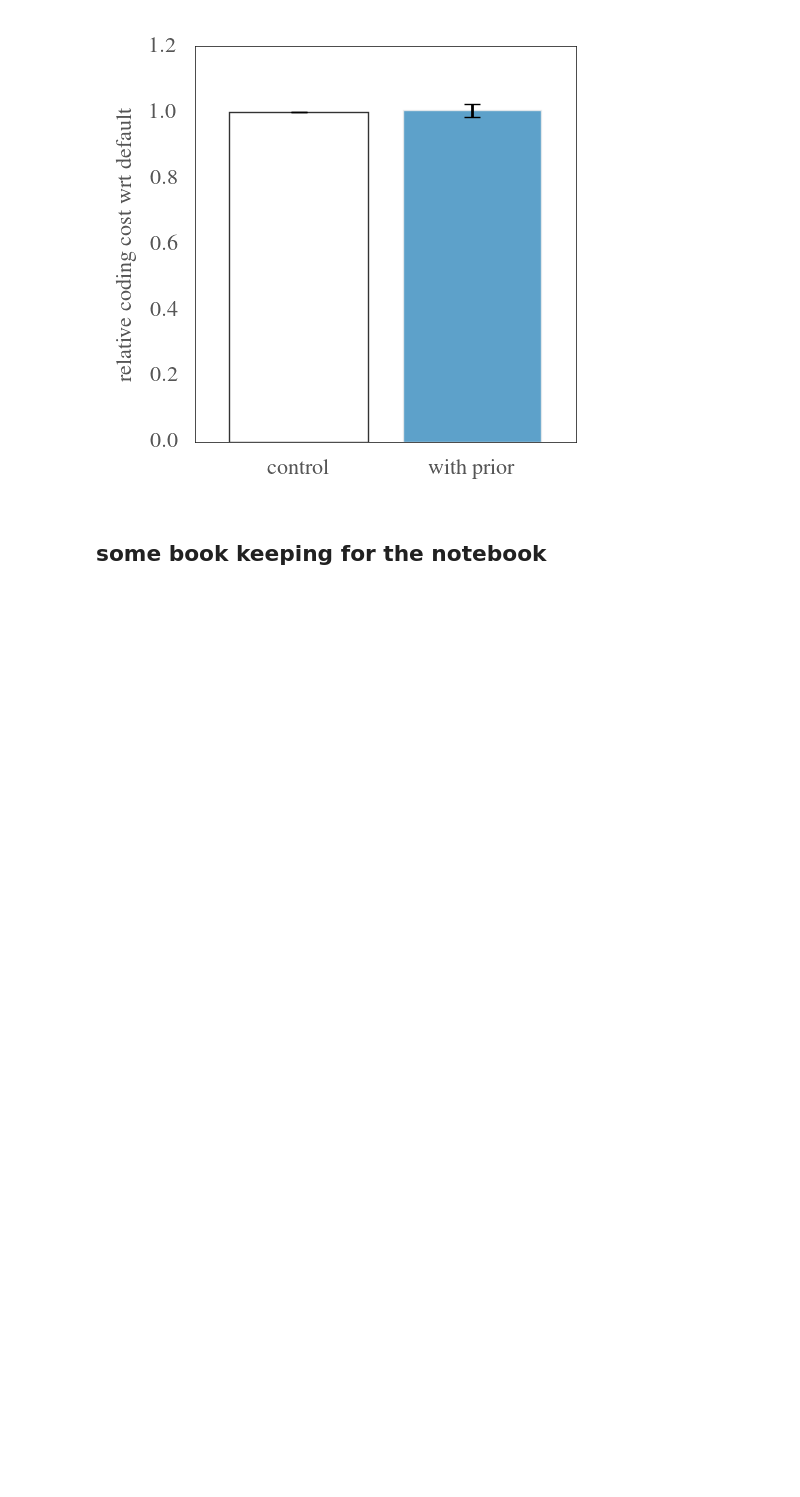
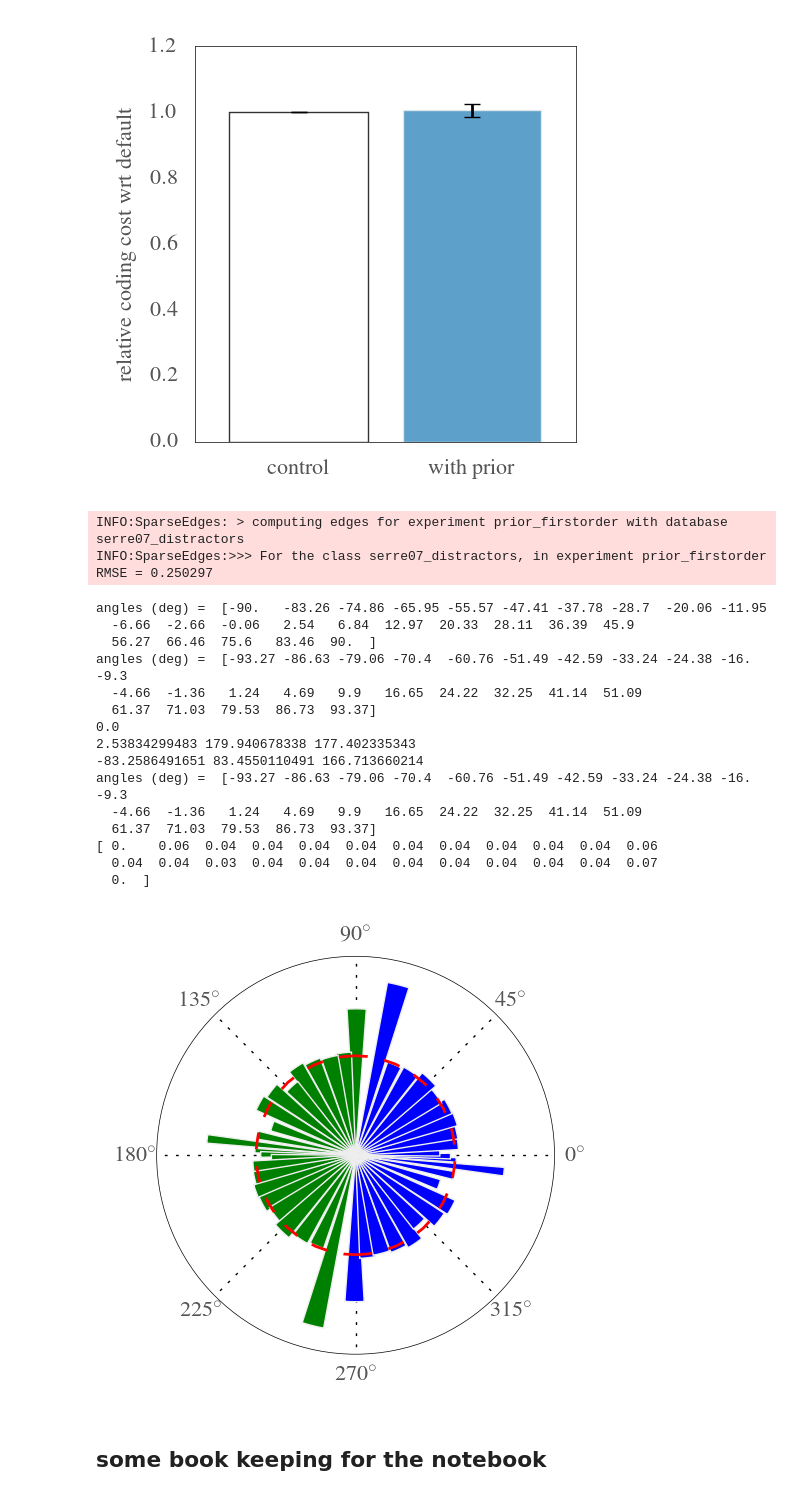
Before and after one commit to bicv/SparseEdges, a Jupyter notebook: firstorder_prior.ipynb, the cells around one changed output. Drawn from its saved outputs; the diff is of its cells as text; code cells hidden in the pictures; blank space fills up the shorter version.

Commit message:
firstorder /second order

```diff
--- a/firstorder_prior.ipynb
+++ b/firstorder_prior.ipynb
@@ -211,13 +211,13 @@ from SparseEdges import SparseEdges
 
 pe = ParameterSet('default_param.py')
 pe.seed = 42 # this ensures that all image lists are the same for the different experiments
-pe.N_image = 9
+pe.N_image = 18
 pe.N = 512
 im = Image(pe)
 lg = LogGabor(im)
 mp = SparseEdges(lg)
 
-for name_database in ['serre07_distractors']:#, 'laboratory']:
+for name_database in ['serre07_distractors_urban']:#'serre07_distractors']:#, 'laboratory']:
     # control experiment
     imageslist, edgeslist, RMSE = mp.process(exp='prior_vanilla', name_database=name_database)
     imageslist, edgeslist_noise, RMSE = mp.process(exp='prior_vanilla_noise', name_database=name_database, noise=pe.noise)
@@ -255,7 +253,7 @@ FORMATS = ['pdf', 'eps']
 #experiments = ['prior_vanilla', 'prior_vanilla_noise', 'prior_firstorder_noise']
 #experiments = ['prior_vanilla_noise', 'prior_vanilla_firstorder_noise']
 experiments = ['prior_vanilla_noise', 'prior_firstorder_noise']
-databases = ['serre07_distractors'] * len(experiments)
+databases = [name_database] * len(experiments)
 #databases = ['laboratory'] * len(experiments)
 #labels = ['control', 'noise', 'with prior', 'noise (prior)']
 #labels = ['control', 'noise', 'noise (prior)']
@@ -275,40 +273,67 @@ INFO:SparseEdges:>>> For the class serre07_distractors, in experiment prior_firs
 [figure]
 # %%
 print 'angles (deg) = ', theta_prior*180/np.pi
+name_database='serre07_distractors'
 imageslist, edgeslist, RMSE =  mp.process('prior_firstorder', name_database=name_database)
 
+#theta_bin = np.linspace(- np.pi/2  + np.pi/mp.pe.N_Dtheta/2, np.pi/2  + np.pi/mp.pe.N_Dtheta/2, 48)
+#theta_bin = np.hstack((theta_prior, theta_prior[0]+np.pi)) - np.pi/320#mp.pe.N_Dtheta/2
+theta_bin = .5 * ( np.hstack((theta_prior[-2]-np.pi, theta_prior)) +
+                  np.hstack((theta_prior, theta_prior[1]+np.pi)) )
+print 'angles (deg) = ',  theta_bin*180/np.pi
+
+theta_firstbin = (theta_bin[1]-theta_bin[0])/2.
+print theta_firstbin*180/np.pi * 0
 theta = (edgeslist[2, ...].ravel())
-theta = ((theta + np.pi/2 - np.pi/mp.pe.N_Dtheta/2)  % np.pi ) - np.pi/2  + np.pi/mp.pe.N_Dtheta/2
+#theta = ((theta + np.pi/2 - np.pi/mp.pe.N_Dtheta/2)  % np.pi ) - np.pi/2  + np.pi/mp.pe.N_Dtheta/2
+print theta.min()*180/np.pi, theta.max()*180/np.pi, (theta.max()-theta.min())*180/np.pi
+theta = ((theta + (np.pi/2 + theta_firstbin) )  % np.pi ) - (np.pi/2  + theta_firstbin)
+print theta.min()*180/np.pi, theta.max()*180/np.pi, (theta.max()-theta.min())*180/np.pi
 value = edgeslist[4, ...].ravel()
 
 if mp.pe.edge_mask:
     # remove edges whose center position is not on the central disk
     x , y = edgeslist[0, ...].ravel().real, edgeslist[1, ...].ravel().real
     mask = ((x/mp.N_X -.5)**2+(y/mp.N_Y -.5)**2) < .5**2
     theta = theta[mask]
     value = value[mask]
 
 weights = np.absolute(value)/(np.absolute(value)).sum()
 
-print 'angles (deg) = ',  np.hstack((theta_prior, theta_prior[0]+np.pi))*180/np.pi
-#theta_bin = np.linspace(- np.pi/2  + np.pi/mp.pe.N_Dtheta/2, np.pi/2  + np.pi/mp.pe.N_Dtheta/2, 48)
-#theta_bin = np.hstack((theta_prior, theta_prior[0]+np.pi)) - np.pi/320#mp.pe.N_Dtheta/2
-theta_bin = .5 * ( np.hstack((theta_prior[-1]-np.pi, theta_prior)) +
-                  np.hstack((theta_prior, theta_prior[0]+np.pi)) )
-print 'angles (deg) = ',  theta_bin*180/np.pi
 v_hist, v_theta_edges_ = np.histogram(theta, bins=theta_bin, density=False, weights=weights)
+print 'angles (deg) = ',  v_theta_edges_*180/np.pi
+print v_hist
 
 #plotting
 fig = plt.figure(figsize=(fig_width/1.618, fig_width/1.618))
 ax = fig.add_subplot(111, axisbg='w', polar=True)
 #fig, ax = mp.histedges_theta(edgeslist, fig=fig, a=ax)
 #v_hist, v_theta_edges = mp.histedges_theta(edgeslist, display=False)
-ax.bar(theta_bin[1:], v_hist, width=theta_bin[:-1] - theta_bin[1:], color='b')# edgecolor="none")
-ax.bar(theta_bin[1:]+np.pi, v_hist, width=theta_bin[:-1] - theta_bin[1:], color='g')
+ax.bar(v_theta_edges_[:-1], v_hist, width=v_theta_edges_[:-1] - v_theta_edges_[1:], color='b')# edgecolor="none")
+ax.bar(v_theta_edges_[:-1]+np.pi, v_hist, width=v_theta_edges_[:-1] - v_theta_edges_[1:], color='g')
 ax.plot((v_theta_edges_[1:]+v_theta_edges_[:-1])/2, np.ones_like(v_hist)*v_hist.mean(), 'r--')
 ax.plot((v_theta_edges_[1:]+v_theta_edges_[:-1])/2+np.pi, np.ones_like(v_hist)*v_hist.mean(), 'r--')
 plt.setp(ax, yticks=[])
 for ext in FORMATS: fig.savefig(mp.pe.figpath + 'firstorder_B.' + ext)
+# %% [output]
+INFO:SparseEdges: > computing edges for experiment prior_firstorder with database serre07_distractors
+INFO:SparseEdges:>>> For the class serre07_distractors, in experiment prior_firstorder RMSE = 0.250297
+angles (deg) =  [-90.   -83.26 -74.86 -65.95 -55.57 -47.41 -37.78 -28.7  -20.06 -11.95
+  -6.66  -2.66  -0.06   2.54   6.84  12.97  20.33  28.11  36.39  45.9
+  56.27  66.46  75.6   83.46  90.  ]
+angles (deg) =  [-93.27 -86.63 -79.06 -70.4  -60.76 -51.49 -42.59 -33.24 -24.38 -16.    -9.3
+  -4.66  -1.36   1.24   4.69   9.9   16.65  24.22  32.25  41.14  51.09
+  61.37  71.03  79.53  86.73  93.37]
+0.0
+2.53834299483 179.940678338 177.402335343
+-83.2586491651 83.4550110491 166.713660214
+angles (deg) =  [-93.27 -86.63 -79.06 -70.4  -60.76 -51.49 -42.59 -33.24 -24.38 -16.    -9.3
+  -4.66  -1.36   1.24   4.69   9.9   16.65  24.22  32.25  41.14  51.09
+  61.37  71.03  79.53  86.73  93.37]
+[ 0.    0.06  0.04  0.04  0.04  0.04  0.04  0.04  0.04  0.04  0.04  0.06
+  0.04  0.04  0.03  0.04  0.04  0.04  0.04  0.04  0.04  0.04  0.04  0.07
+  0.  ]
+[figure, added]
 # %% [markdown]
 ## some book keeping for the notebook
 # %%
```
Also changed, not shown: parts of 1 cell of this notebook, 3 other files.
